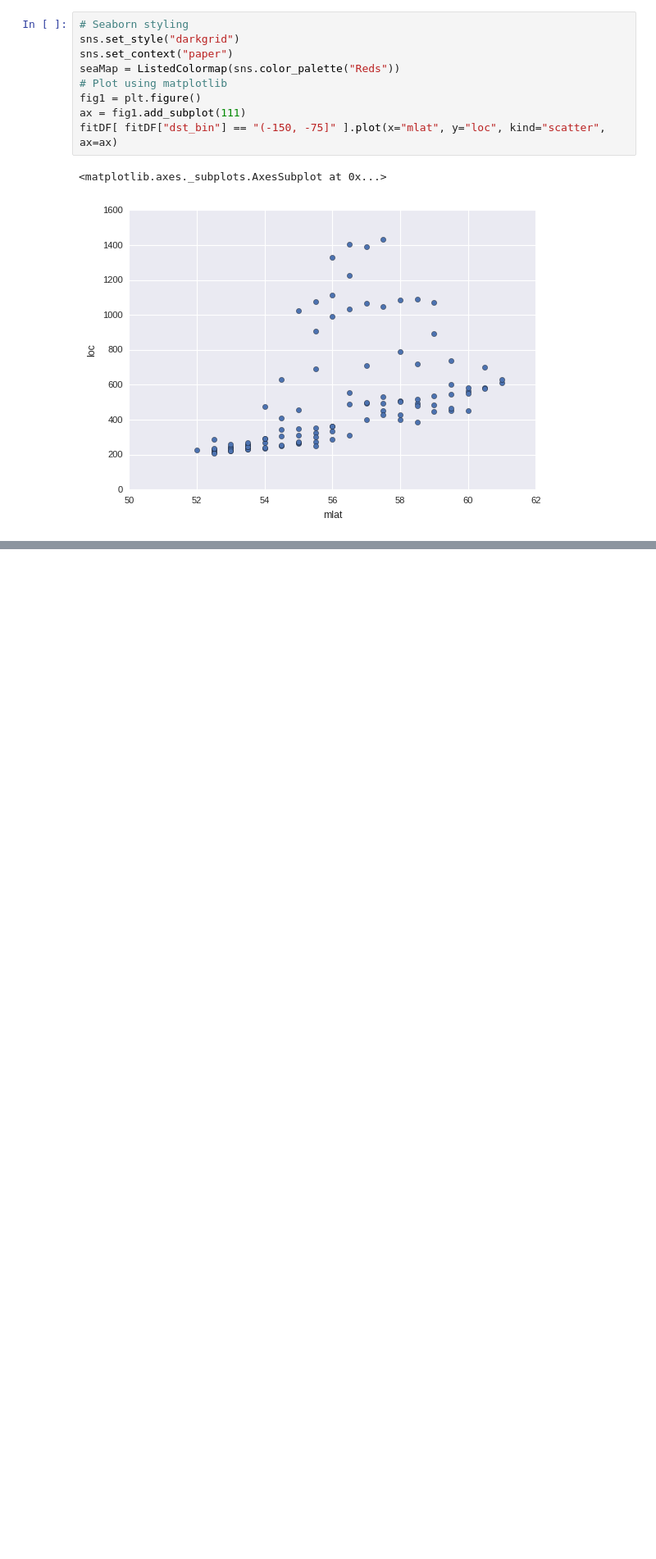
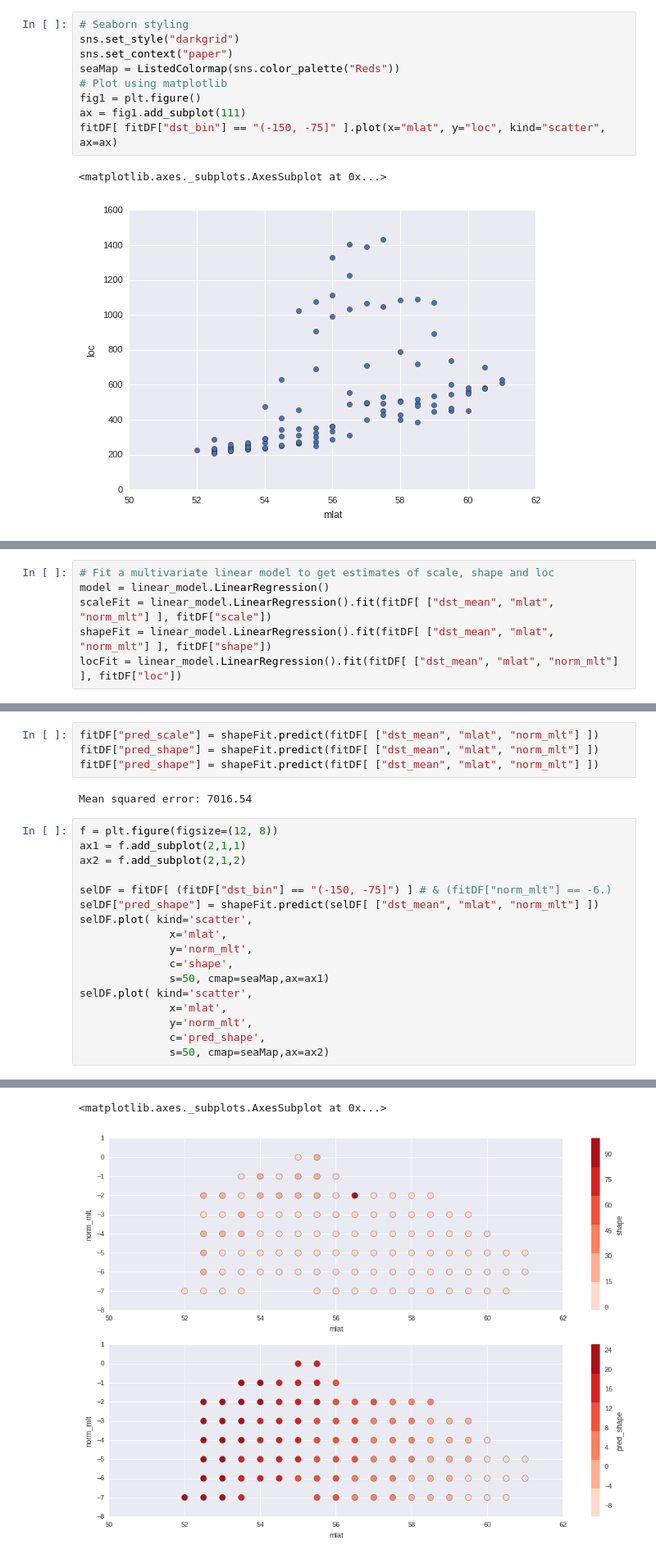
Before and after one commit to bharatreddy/vel-analys, a Jupyter notebook: ipy/skewed_gaussian_fit.ipynb, the cells around one changed output, grey strips where cells are left out. Shown at 82% size. Cells and saved outputs as stored; diff of their text form; blank space fills up the shorter version.

```diff
--- a/ipy/skewed_gaussian_fit.ipynb
+++ b/ipy/skewed_gaussian_fit.ipynb
@@ -198,0 +188,6 @@ fitDF.quantile( [0.25, 0.5, 0.75, 1.] )
+# %%
+# Fit a multivariate linear model to get estimates of scale, shape and loc
+model = linear_model.LinearRegression()
+scaleFit = linear_model.LinearRegression().fit(fitDF[ ["dst_mean", "mlat", "norm_mlt"] ], fitDF["scale"])
+shapeFit = linear_model.LinearRegression().fit(fitDF[ ["dst_mean", "mlat", "norm_mlt"] ], fitDF["shape"])
+locFit = linear_model.LinearRegression().fit(fitDF[ ["dst_mean", "mlat", "norm_mlt"] ], fitDF["loc"])
@@ -198,0 +202,24 @@ fitDF.quantile( [0.25, 0.5, 0.75, 1.] )
+# %%
+fitDF["pred_scale"] = shapeFit.predict(fitDF[ ["dst_mean", "mlat", "norm_mlt"] ])
+fitDF["pred_shape"] = shapeFit.predict(fitDF[ ["dst_mean", "mlat", "norm_mlt"] ])
+fitDF["pred_shape"] = shapeFit.predict(fitDF[ ["dst_mean", "mlat", "norm_mlt"] ])
+# %% [output]
+Mean squared error: 7016.54
+# %%
+f = plt.figure(figsize=(12, 8))
+ax1 = f.add_subplot(2,1,1)
+ax2 = f.add_subplot(2,1,2)
+
+selDF = fitDF[ (fitDF["dst_bin"] == "(-150, -75]") ] # & (fitDF["norm_mlt"] == -6.)
+selDF["pred_shape"] = shapeFit.predict(selDF[ ["dst_mean", "mlat", "norm_mlt"] ])
+selDF.plot( kind='scatter',
+              x='mlat',
+              y='norm_mlt',
+              c='shape',
+              s=50, cmap=seaMap,ax=ax1)
+selDF.plot( kind='scatter',
+              x='mlat',
+              y='norm_mlt',
+              c='pred_shape',
+              s=50, cmap=seaMap,ax=ax2)
+# %% [output]
@@ -198,0 +230,2 @@ fitDF.quantile( [0.25, 0.5, 0.75, 1.] )
+<matplotlib.axes._subplots.AxesSubplot at 0x...>
+[figure, added]
```
Also changed, not shown: parts of 7 cells of this notebook, 1 other file.
